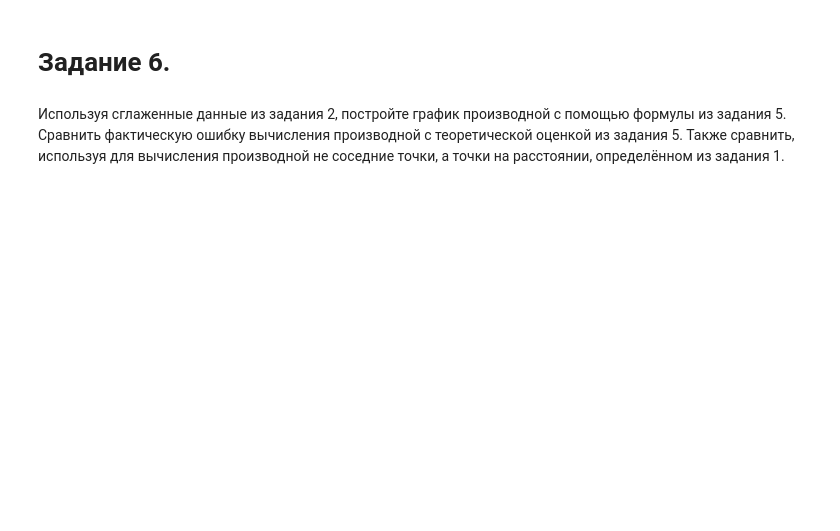
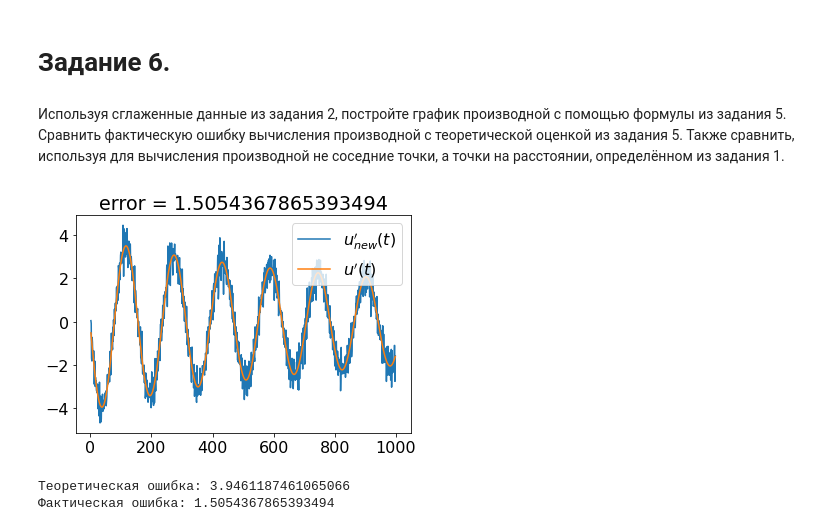
Before and after one commit to Andrew-Kot/Computational-Mathematics, a Jupyter notebook: С1.ipynb, the cells around one changed output. Cells and saved outputs as stored; diff of their text form; code cells hidden in the pictures; blank space fills up the shorter version.

```diff
--- a/С1.ipynb
+++ b/С1.ipynb
@@ -618,3 +638,16 @@ $$
 # Задание 6.
 # %% [markdown]
 Используя сглаженные данные из задания 2, постройте график производной с помощью формулы из задания 5. Сравнить фактическую ошибку вычисления производной с теоретической оценкой из задания 5. Также сравнить, используя для вычисления производной не соседние точки, а точки на расстоянии, определённом из задания 1.
+# %%
+plt.plot(t[2:-2], (u[:-4] - 8*u[1:-3] + 8*u[3:-1] - u[4:])/12, label="$u_{new}'(t)$")
+plt.plot(t[2:-2], uprime[2:-2], label="$u'(t)$")
+plt.legend()
+exp_err = np.abs(uprime[2:-2] - (u[:-4] - 8*u[1:-3] + 8*u[3:-1] - u[4:])/12).max()
+plt.title('error = ' + str(exp_err))
+plt.show()
+th_err = np.abs(uprime).max()
+print("Теоретическая ошибка: {}\nФактическая ошибка: {}".format(th_err, exp_err))
+# %% [output]
+[figure, added]
+Теоретическая ошибка: 3.9461187461065066
+Фактическая ошибка: 1.5054367865393494
```
Also changed, not shown: parts of 17 cells of this notebook.
